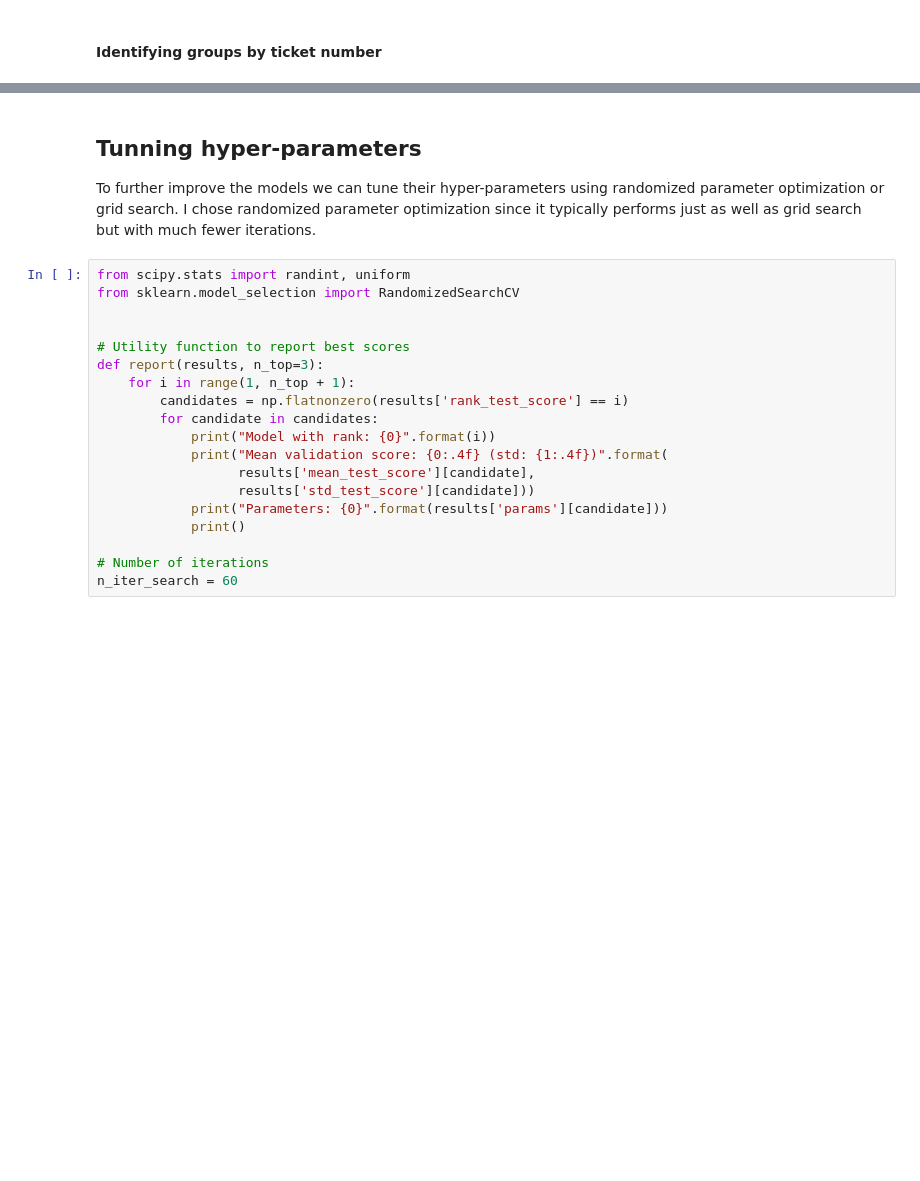
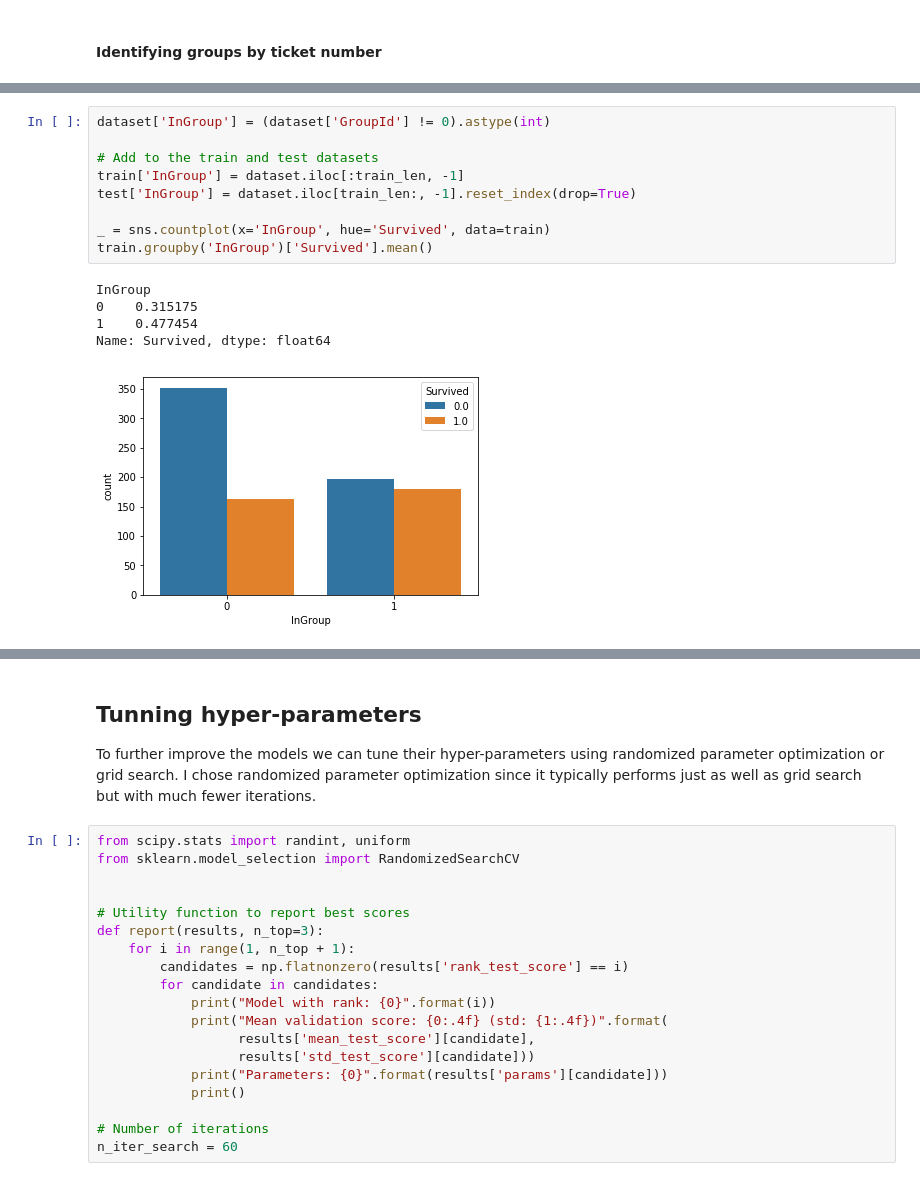
Before and after one commit to davidtvs/kaggle-titanic, a Jupyter notebook: surviving-the-titanic.ipynb, the cells around one changed output, grey strips where cells are left out. Drawn from its saved outputs; the diff is of its cells as text; blank space fills up the shorter version.

Commit message:
Engineer InGroup, AllSurvived, and AllDied

```diff
--- a/surviving-the-titanic.ipynb
+++ b/surviving-the-titanic.ipynb
@@ -462,0 +463,15 @@ dataset.tail()
+# %%
+dataset['InGroup'] = (dataset['GroupId'] != 0).astype(int)
+
+# Add to the train and test datasets
+train['InGroup'] = dataset.iloc[:train_len, -1]
+test['InGroup'] = dataset.iloc[train_len:, -1].reset_index(drop=True)
+
+_ = sns.countplot(x='InGroup', hue='Survived', data=train)
+train.groupby('InGroup')['Survived'].mean()
+# %% [output]
+InGroup
+0    0.315175
+1    0.477454
+Name: Survived, dtype: float64
+[figure, added]
```
Also changed, not shown: parts of 26 cells of this notebook.
